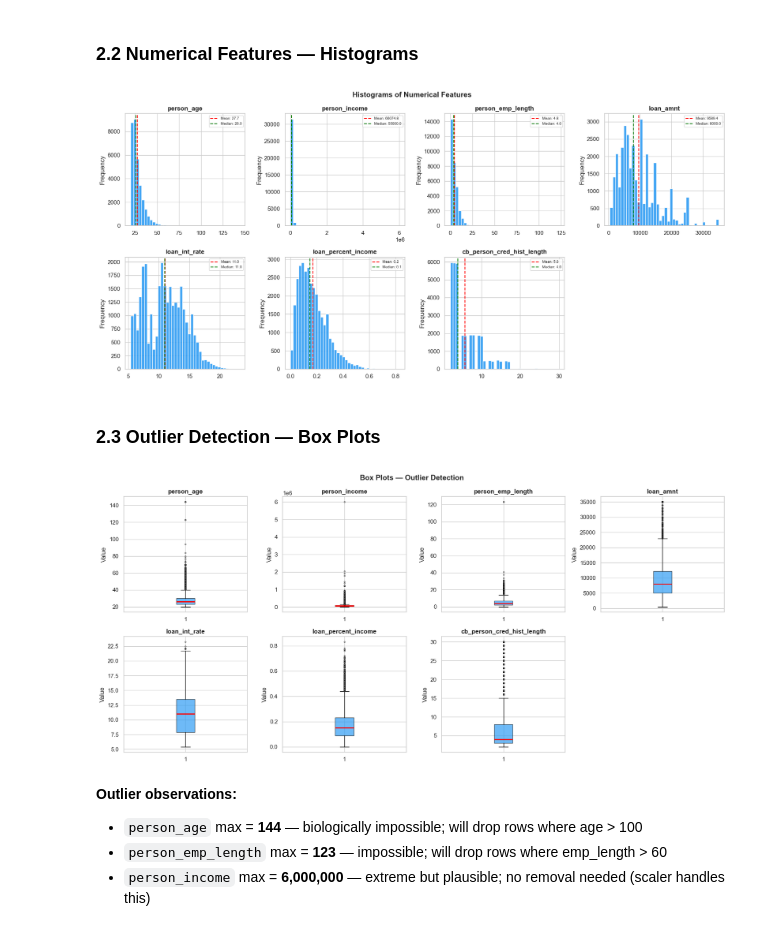
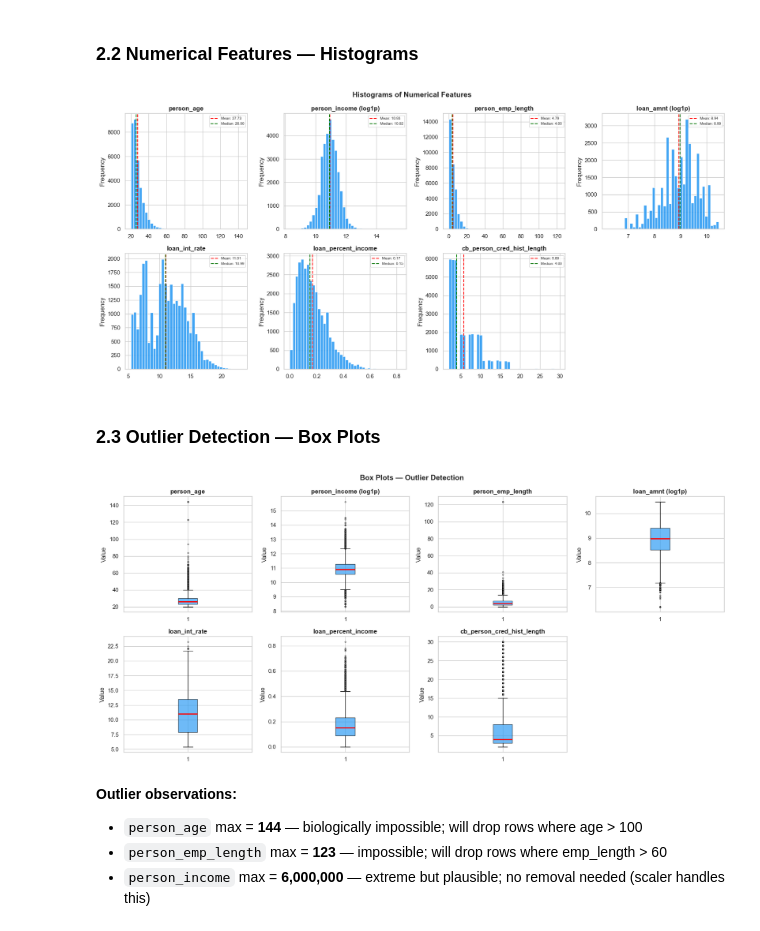
Before and after one commit to torbob69/cicilin, a Jupyter notebook: training model/main.ipynb, the cells around one changed output. Drawn from its saved outputs; the diff is of its cells as text; code cells hidden in the pictures.

```diff
--- a/training model/main.ipynb
+++ b/training model/main.ipynb
@@ -118,27 +123,38 @@ print(f"Imbalance ratio: {counts[0]/counts[1]:.1f}:1  →  Will use SMOTE + Stra
 # %% [markdown]
 ### 2.2 Numerical Features — Histograms
+# %%
+# Visualization-only copy — log-transform skewed monetary features for better EDA readability
+# Does NOT affect df, df_clean, or any model training data
+df_viz = df.copy()
+df_viz['person_income'] = np.log1p(df_viz['person_income'])
+df_viz['loan_amnt']     = np.log1p(df_viz['loan_amnt'])
+
+_LOG_COLS = {'person_income', 'loan_amnt'}
+
+def _viz_title(col):
+    return f'{col} (log1p)' if col in _LOG_COLS else col
 # %%
 num_cols = ['person_age', 'person_income', 'person_emp_length',
             'loan_amnt', 'loan_int_rate', 'loan_percent_income', 'cb_person_cred_hist_length']
 
 fig, axes = plt.subplots(2, 4, figsize=(17, 8))
 axes = axes.flatten()
 
 for i, col in enumerate(num_cols):
-    data = df[col].dropna()
+    data = df_viz[col].dropna()
     axes[i].hist(data, bins=40, color='#2196F3', edgecolor='white', alpha=0.85)
-    axes[i].axvline(data.mean(),   color='red',   linestyle='--', lw=1.5, label=f'Mean: {data.mean():.1f}')
-    axes[i].axvline(data.median(), color='green', linestyle='--', lw=1.5, label=f'Median: {data.median():.1f}')
-    axes[i].set_title(col, fontweight='bold')
+    axes[i].axvline(data.mean(),   color='red',   linestyle='--', lw=1.5, label=f'Mean: {data.mean():.2f}')
+    axes[i].axvline(data.median(), color='green', linestyle='--', lw=1.5, label=f'Median: {data.median():.2f}')
+    axes[i].set_title(_viz_title(col), fontweight='bold')
     axes[i].set_ylabel('Frequency')
     axes[i].legend(fontsize=7)
 
 fig.delaxes(axes[7])
 plt.suptitle('Histograms of Numerical Features', fontsize=14, fontweight='bold')
 plt.tight_layout()
 plt.show()
 # %% [output]
-[figure, old version]
+[figure, new version]
 # %% [markdown]
 ### 2.3 Outlier Detection — Box Plots
 # %%
@@ -146,13 +162,13 @@ fig, axes = plt.subplots(2, 4, figsize=(17, 8))
 axes = axes.flatten()
 
 for i, col in enumerate(num_cols):
-    bp = axes[i].boxplot(
-        df[col].dropna(), vert=True, patch_artist=True,
+    axes[i].boxplot(
+        df_viz[col].dropna(), vert=True, patch_artist=True,
         boxprops=dict(facecolor='#2196F3', alpha=0.65),
         medianprops=dict(color='red', linewidth=2),
         flierprops=dict(marker='o', markerfacecolor='gray', markersize=2.5, alpha=0.4)
     )
-    axes[i].set_title(col, fontweight='bold')
+    axes[i].set_title(_viz_title(col), fontweight='bold')
     axes[i].set_ylabel('Value')
 
 fig.delaxes(axes[7])
@@ -160,7 +176,7 @@ plt.suptitle('Box Plots — Outlier Detection', fontsize=14, fontweight='bold')
 plt.tight_layout()
 plt.show()
 # %% [output]
-[figure, old version]
+[figure, new version]
 # %% [markdown]
 **Outlier observations:**
 - `person_age` max = **144** — biologically impossible; will drop rows where age > 100
```
Also changed, not shown: parts of 19 cells of this notebook, 30 other files.
